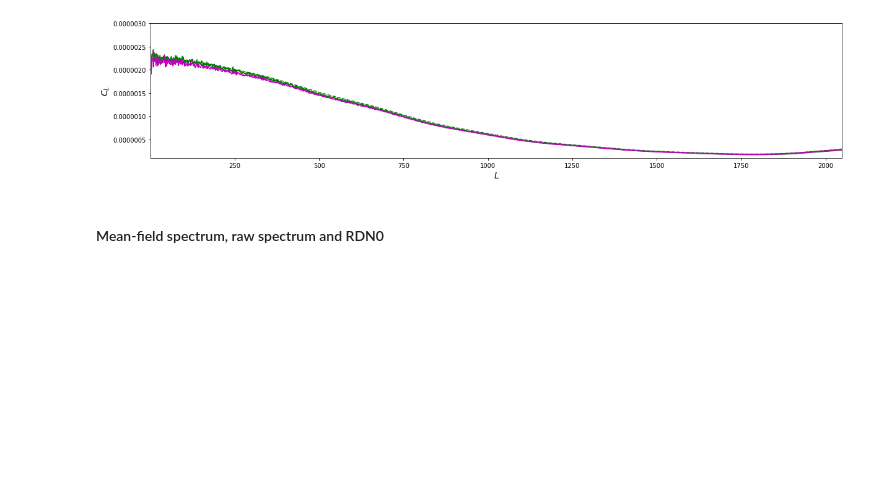
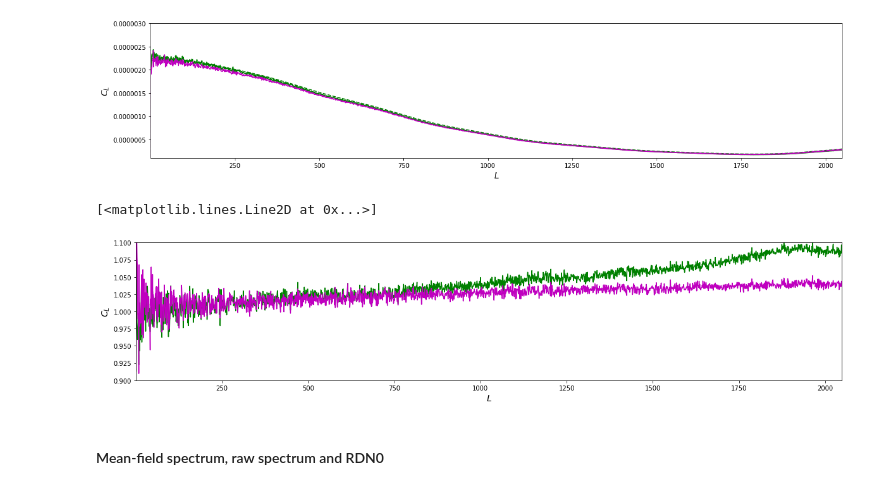
Before and after one commit to toshiyan/planck-tauxy, a Jupyter notebook: check_qtau_aps.ipynb, the cells around one changed output. Saved outputs shown, nothing was run; the diff lists cells and outputs as text; code cells hidden in the pictures; blank space fills up the shorter version.

```diff
--- a/check_qtau_aps.ipynb
+++ b/check_qtau_aps.ipynb
@@ -27,6 +27,13 @@ plot(l,n01,'m-',label='N0 (cinv)')
 # %% [output]
 [<matplotlib.lines.Line2D at 0x...>]
 [figure]
+# %%
+pl.plot_1dstyle(fsize=[20,4],ymin=0.9,ymax=1.1,xmin=1,xmax=2048)
+plot(l,al0/n00,'g-',label='norm (base)')
+plot(l,al1/n01,'m-',label='norm (cinv)')
+# %% [output]
+[<matplotlib.lines.Line2D at 0x...>]
+[figure, added]
 # %% [markdown]
 #### Mean-field spectrum, raw spectrum and RDN0
 # %%
```
Also changed, not shown: parts of 4 cells of this notebook, 14 other files.
